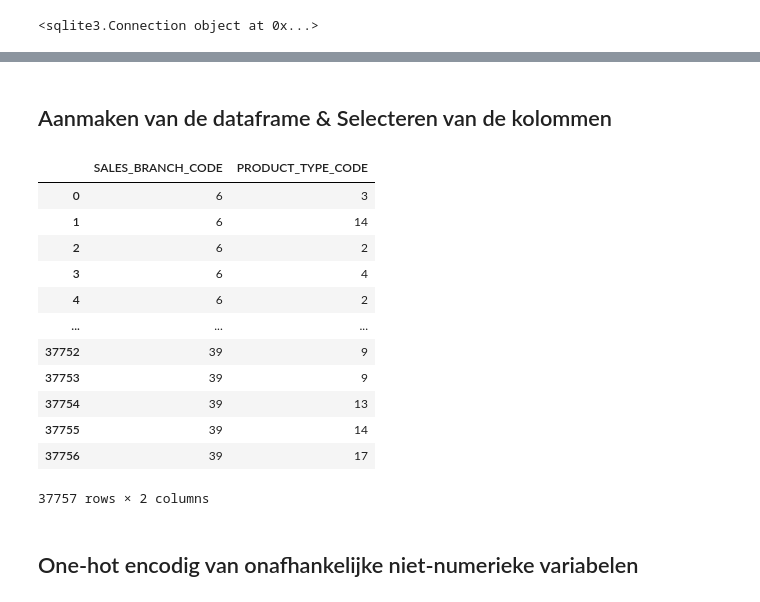
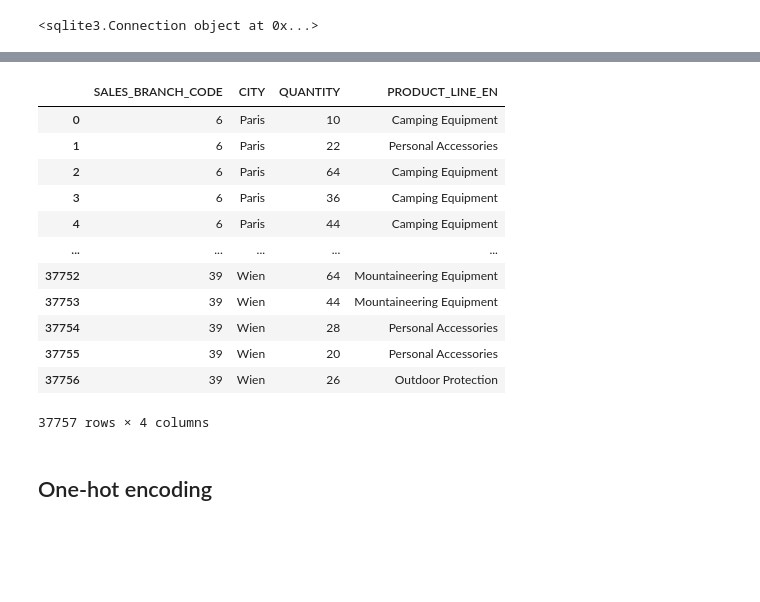
Before and after one commit to Wollepluis/DEDSPortfolio, a Jupyter notebook: Notebooks/DEDS_WC_10.1_Opdrachten.ipynb, the cells around one changed output, grey strips where cells are left out. Cells and saved outputs as stored; diff of their text form; code cells hidden in the pictures; blank space fills up the shorter version.

```diff
--- a/Notebooks/DEDS_WC_10.1_Opdrachten.ipynb
+++ b/Notebooks/DEDS_WC_10.1_Opdrachten.ipynb
@@ -22,9 +25,7 @@ print(conn)
 # %%
 tables_query = "SELECT name FROM sqlite_master WHERE type='table';"
-table_names = pandas.read_sql(tables_query, conn)['name']
+table_names = pd.read_sql(tables_query, conn)['name']
 
 def get_dataframe(table_name):
-    dataframe = pandas.read_sql(f"SELECT * FROM {table_name}", conn)
+    dataframe = pd.read_sql(f"SELECT * FROM {table_name}", conn)
     return dataframe
-
-table_names
@@ -45,48 +32,62 @@ Name: name, dtype: object
-# %% [markdown]
-## Aanmaken van de dataframe & Selecteren van de kolommen
 # %%
 df_sales_branch = get_dataframe('sales_branch')
 df_order_header = get_dataframe('order_header')
 df_order_details = get_dataframe('order_details')
 df_product = get_dataframe('product')
+df_product_type = get_dataframe('product_type')
+df_product_line = get_dataframe('product_line')
 
 
-merged_dataframe = pandas.merge(
+merged_dataframe = pd.merge(
     df_sales_branch,
     df_order_header[['SALES_BRANCH_CODE', 'ORDER_NUMBER']],
     on='SALES_BRANCH_CODE',
     how='left'
 )
 
-merged_dataframe = pandas.merge(
+merged_dataframe = pd.merge(
     merged_dataframe,
-    df_order_details[['ORDER_NUMBER', 'PRODUCT_NUMBER']],
+    df_order_details[['ORDER_NUMBER', 'QUANTITY', 'PRODUCT_NUMBER']],
     on='ORDER_NUMBER',
     how='left'
 )
 
-merged_dataframe = pandas.merge(
+merged_dataframe = pd.merge(
     merged_dataframe,
     df_product[['PRODUCT_NUMBER', 'PRODUCT_TYPE_CODE']],
     on='PRODUCT_NUMBER',
     how='left'
 )
 
-model_dataframe = merged_dataframe.loc[:,['SALES_BRANCH_CODE', 'PRODUCT_TYPE_CODE']]
+merged_dataframe = pd.merge(
+    merged_dataframe,
+    df_product_type[['PRODUCT_TYPE_CODE', 'PRODUCT_LINE_CODE']],
+    on='PRODUCT_TYPE_CODE',
+    how='left'
+)
+
+merged_dataframe = pd.merge(
+    merged_dataframe,
+    df_product_line[['PRODUCT_LINE_CODE', 'PRODUCT_LINE_EN']],
+    on='PRODUCT_LINE_CODE',
+    how='left'
+)
+
+model_dataframe = merged_dataframe.loc[:,['SALES_BRANCH_CODE', 'CITY', 'QUANTITY', 'PRODUCT_LINE_EN']]
 model_dataframe
 # %% [output]
-|  | SALES_BRANCH_CODE | PRODUCT_TYPE_CODE |
-| 0 | 6 | 3 |
-| 1 | 6 | 14 |
-| 2 | 6 | 2 |
-| 3 | 6 | 4 |
-| 4 | 6 | 2 |
-| ... | ... | ... |
-| 37752 | 39 | 9 |
-| 37753 | 39 | 9 |
-| 37754 | 39 | 13 |
-| 37755 | 39 | 14 |
-| 37756 | 39 | 17 |
+|  | SALES_BRANCH_CODE | CITY | QUANTITY | PRODUCT_LINE_EN |
+| 0 | 6 | Paris | 10 | Camping Equipment |
+| 1 | 6 | Paris | 22 | Personal Accessories |
+| 2 | 6 | Paris | 64 | Camping Equipment |
+| 3 | 6 | Paris | 36 | Camping Equipment |
+| 4 | 6 | Paris | 44 | Camping Equipment |
+| ... | ... | ... | ... | ... |
+| 37752 | 39 | Wien | 64 | Mountaineering Equipment |
+| 37753 | 39 | Wien | 44 | Mountaineering Equipment |
+| 37754 | 39 | Wien | 28 | Personal Accessories |
+| 37755 | 39 | Wien | 20 | Personal Accessories |
+| 37756 | 39 | Wien | 26 | Outdoor Protection |
-37757 rows × 2 columns
+37757 rows × 4 columns
 # %% [markdown]
-## One-hot encodig van onafhankelijke niet-numerieke variabelen
+## One-hot encoding
```
Also changed, not shown: parts of 16 cells of this notebook, 7 other files.
